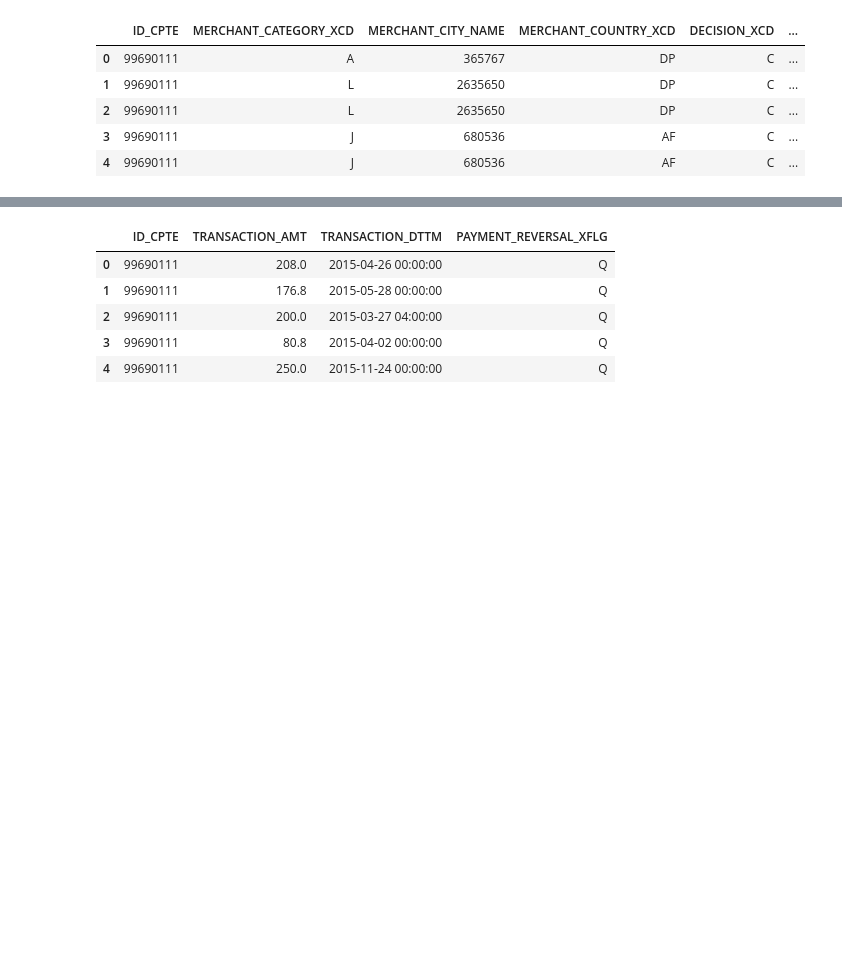
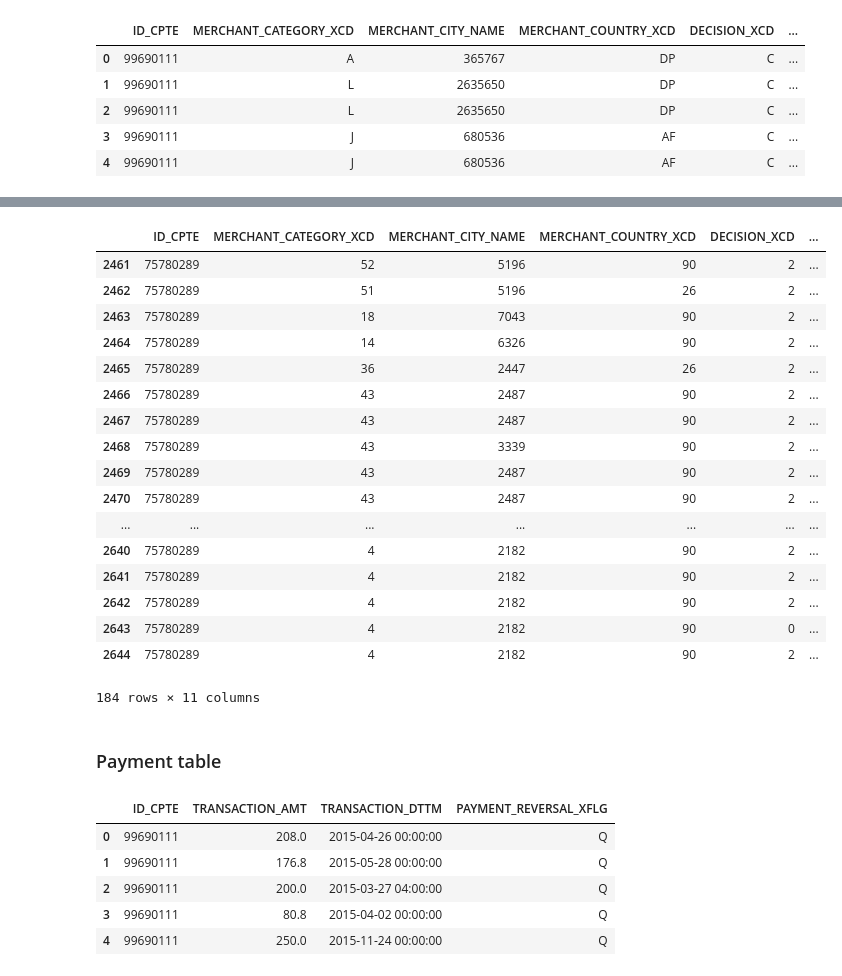
Before and after one commit to tonytontian/Data_Cup_Hello_Team, a Jupyter notebook: code/baseline.ipynb, the cells around one changed output, grey strips where cells are left out. Cells and saved outputs as stored; diff of their text form; code cells hidden in the pictures; blank space fills up the shorter version.

```diff
--- a/code/baseline.ipynb
+++ b/code/baseline.ipynb
@@ -38,0 +57,14 @@ trainsaction_df.head()
+# %%
+# convert and select categorical columnst
+transaction_df['MERCHANT_CITY_NAME'] = transaction_df['MERCHANT_CITY_NAME'].astype(str)
+# %%
+def get_categorical_features(df_object):
+    columns = df_object.select_dtypes(include='object').columns
+    return np.array(columns)
+# %%
+transaction_categorical = get_categorical_features(transaction_df)
+# %%
+lbl = preprocessing.LabelEncoder()
+for col in transaction_categorical:
+    transaction_df[col].fillna('unknown')
+    transaction_df[col] = lbl.fit_transform(transaction_df[col])
@@ -39,3 +80,26 @@ trainsaction_df.head()
+# %%
+transaction_df[transaction_df['ID_CPTE'] == 75780289]
+# %% [output]
+|  | ID_CPTE | MERCHANT_CATEGORY_XCD | MERCHANT_CITY_NAME | MERCHANT_COUNTRY_XCD | DECISION_XCD | ... |
+| 2461 | 75780289 | 52 | 5196 | 90 | 2 | ... |
+| 2462 | 75780289 | 51 | 5196 | 26 | 2 | ... |
+| 2463 | 75780289 | 18 | 7043 | 90 | 2 | ... |
+| 2464 | 75780289 | 14 | 6326 | 90 | 2 | ... |
+| 2465 | 75780289 | 36 | 2447 | 26 | 2 | ... |
+| 2466 | 75780289 | 43 | 2487 | 90 | 2 | ... |
+| 2467 | 75780289 | 43 | 2487 | 90 | 2 | ... |
+| 2468 | 75780289 | 43 | 3339 | 90 | 2 | ... |
+| 2469 | 75780289 | 43 | 2487 | 90 | 2 | ... |
+| 2470 | 75780289 | 43 | 2487 | 90 | 2 | ... |
+| ... | ... | ... | ... | ... | ... | ... |
+| 2640 | 75780289 | 4 | 2182 | 90 | 2 | ... |
+| 2641 | 75780289 | 4 | 2182 | 90 | 2 | ... |
+| 2642 | 75780289 | 4 | 2182 | 90 | 2 | ... |
+| 2643 | 75780289 | 4 | 2182 | 90 | 0 | ... |
+| 2644 | 75780289 | 4 | 2182 | 90 | 2 | ... |
+184 rows × 11 columns
+# %% [markdown]
+### Payment table
 # %%
 payment_df.head()
 # %% [output]
```
Also changed, not shown: parts of 12 cells of this notebook.
